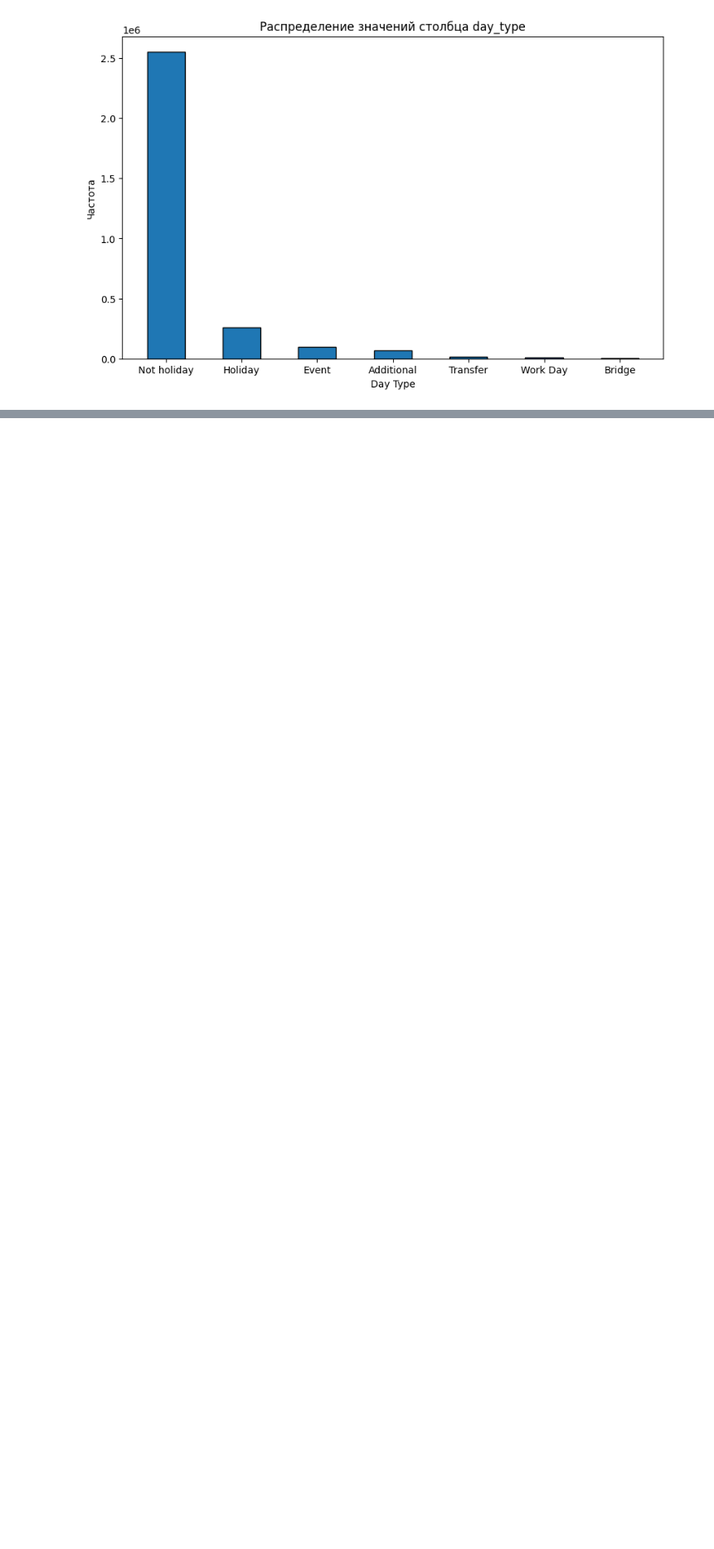
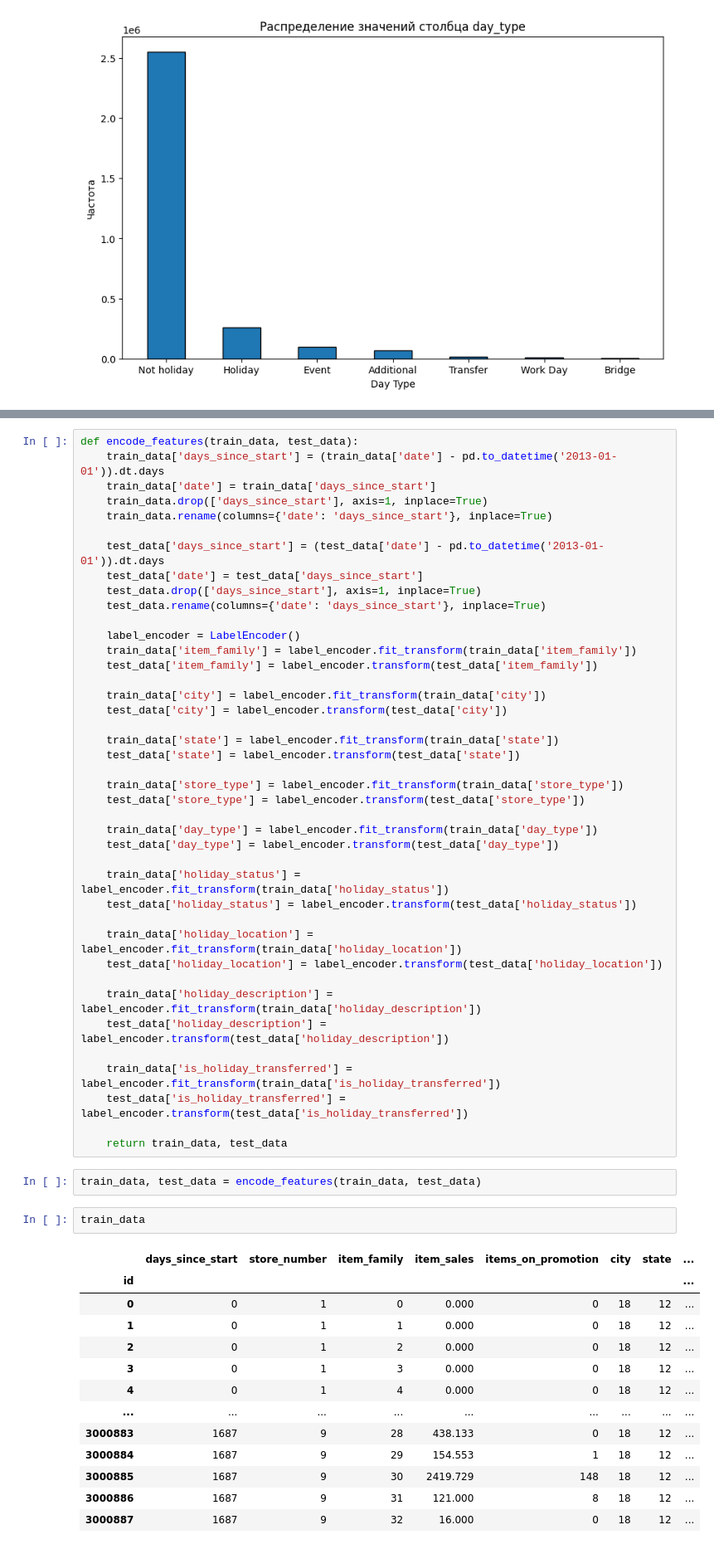
Before and after one commit to StanislavYatsevich/Store_Sales, a Jupyter notebook: Project.ipynb, the cells around one changed output, grey strips where cells are left out. Shown at 83% size. Saved outputs shown, nothing was run; the diff lists cells and outputs as text; blank space fills up the shorter version.

Commit message:
Did some additional data preparation and some baseline modeling

```diff
--- a/Project.ipynb
+++ b/Project.ipynb
@@ -375,0 +398,59 @@ plt.show()
+# %%
+def encode_features(train_data, test_data):
+    train_data['days_since_start'] = (train_data['date'] - pd.to_datetime('2013-01-01')).dt.days
+    train_data['date'] = train_data['days_since_start']
+    train_data.drop(['days_since_start'], axis=1, inplace=True)
+    train_data.rename(columns={'date': 'days_since_start'}, inplace=True)
+
+    test_data['days_since_start'] = (test_data['date'] - pd.to_datetime('2013-01-01')).dt.days
+    test_data['date'] = test_data['days_since_start']
+    test_data.drop(['days_since_start'], axis=1, inplace=True)
+    test_data.rename(columns={'date': 'days_since_start'}, inplace=True)
+
+    label_encoder = LabelEncoder()
+    train_data['item_family'] = label_encoder.fit_transform(train_data['item_family'])
+    test_data['item_family'] = label_encoder.transform(test_data['item_family'])
+
+    train_data['city'] = label_encoder.fit_transform(train_data['city'])
+    test_data['city'] = label_encoder.transform(test_data['city'])
+
+    train_data['state'] = label_encoder.fit_transform(train_data['state'])
+    test_data['state'] = label_encoder.transform(test_data['state'])
+
+    train_data['store_type'] = label_encoder.fit_transform(train_data['store_type'])
+    test_data['store_type'] = label_encoder.transform(test_data['store_type'])
+
+    train_data['day_type'] = label_encoder.fit_transform(train_data['day_type'])
+    test_data['day_type'] = label_encoder.transform(test_data['day_type'])
+
+    train_data['holiday_status'] = label_encoder.fit_transform(train_data['holiday_status'])
+    test_data['holiday_status'] = label_encoder.transform(test_data['holiday_status'])
+
+    train_data['holiday_location'] = label_encoder.fit_transform(train_data['holiday_location'])
+    test_data['holiday_location'] = label_encoder.transform(test_data['holiday_location'])
+
+    train_data['holiday_description'] = label_encoder.fit_transform(train_data['holiday_description'])
+    test_data['holiday_description'] = label_encoder.transform(test_data['holiday_description'])
+
+    train_data['is_holiday_transferred'] = label_encoder.fit_transform(train_data['is_holiday_transferred'])
+    test_data['is_holiday_transferred'] = label_encoder.transform(test_data['is_holiday_transferred'])
+
+    return train_data, test_data
+# %%
+train_data, test_data = encode_features(train_data, test_data)
+# %%
+train_data
+# %% [output]
+|  | days_since_start | store_number | item_family | item_sales | items_on_promotion | city | state | ... |
+| id |  |  |  |  |  |  |  | ... |
+| 0 | 0 | 1 | 0 | 0.000 | 0 | 18 | 12 | ... |
+| 1 | 0 | 1 | 1 | 0.000 | 0 | 18 | 12 | ... |
+| 2 | 0 | 1 | 2 | 0.000 | 0 | 18 | 12 | ... |
+| 3 | 0 | 1 | 3 | 0.000 | 0 | 18 | 12 | ... |
+| 4 | 0 | 1 | 4 | 0.000 | 0 | 18 | 12 | ... |
+| ... | ... | ... | ... | ... | ... | ... | ... | ... |
+| 3000883 | 1687 | 9 | 28 | 438.133 | 0 | 18 | 12 | ... |
+| 3000884 | 1687 | 9 | 29 | 154.553 | 1 | 18 | 12 | ... |
+| 3000885 | 1687 | 9 | 30 | 2419.729 | 148 | 18 | 12 | ... |
+| 3000886 | 1687 | 9 | 31 | 121.000 | 8 | 18 | 12 | ... |
+| 3000887 | 1687 | 9 | 32 | 16.000 | 0 | 18 | 12 | ... |
```
Also changed, not shown: parts of 15 cells of this notebook.
